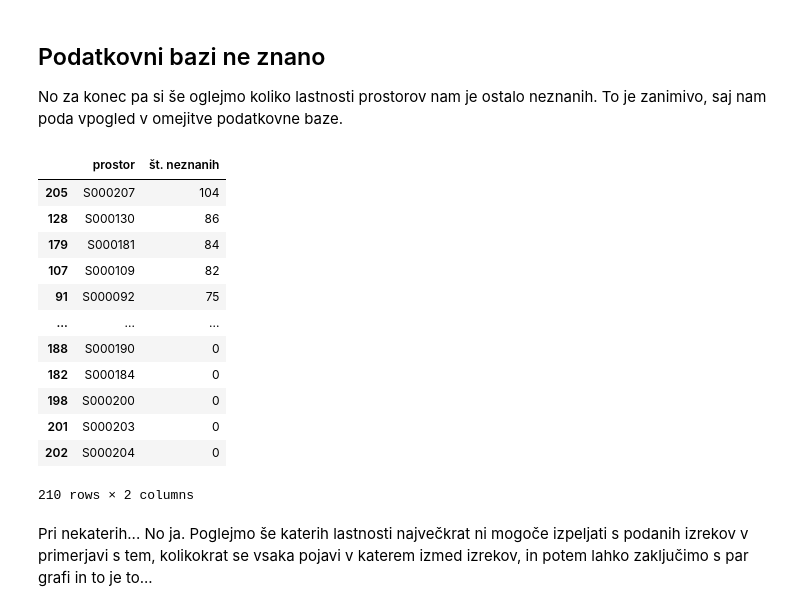
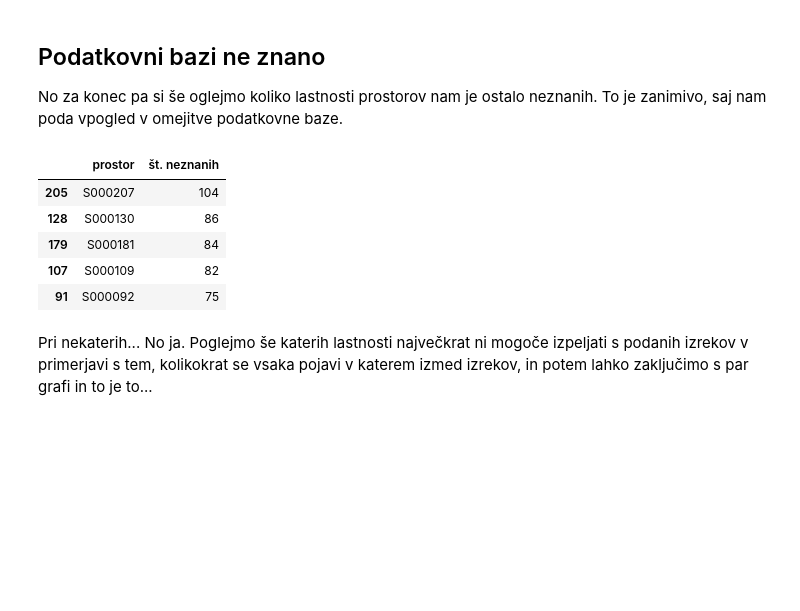
Before and after one commit to MaksZnidarsic/uvp-projektna, a Jupyter notebook: analiza/analiza.ipynb, the cells around one changed output. Saved outputs shown, nothing was run; the diff lists cells and outputs as text; code cells hidden in the pictures; blank space fills up the shorter version.

```diff
--- a/analiza/analiza.ipynb
+++ b/analiza/analiza.ipynb
@@ -184,21 +163,14 @@ No za konec pa si še oglejmo koliko lastnosti prostorov nam je ostalo neznanih.
 # %%
 podatki = [ ( x, len([ y for y in prostori_lastnosti[x] if prostori_lastnosti[x][y] == None ]) ) for x in prostori_lastnosti ]
 df = pd.DataFrame(podatki, columns = ( 'prostor', 'št. neznanih' ))
-df.sort_values('št. neznanih', ascending = False)
+df.sort_values('št. neznanih', ascending = False).head(5)
 # %% [output]
 |  | prostor | št. neznanih |
 | 205 | S000207 | 104 |
 | 128 | S000130 | 86 |
 | 179 | S000181 | 84 |
 | 107 | S000109 | 82 |
 | 91 | S000092 | 75 |
-| ... | ... | ... |
-| 188 | S000190 | 0 |
-| 182 | S000184 | 0 |
-| 198 | S000200 | 0 |
-| 201 | S000203 | 0 |
-| 202 | S000204 | 0 |
-210 rows × 2 columns
 # %% [markdown]
 Pri nekaterih... No ja. Poglejmo še katerih lastnosti največkrat ni mogoče izpeljati s podanih izrekov v primerjavi s tem, kolikokrat se vsaka pojavi v katerem izmed izrekov, in potem lahko zaključimo s par grafi in to je to...
 # %%
```
Also changed, not shown: parts of 4 cells of this notebook.
